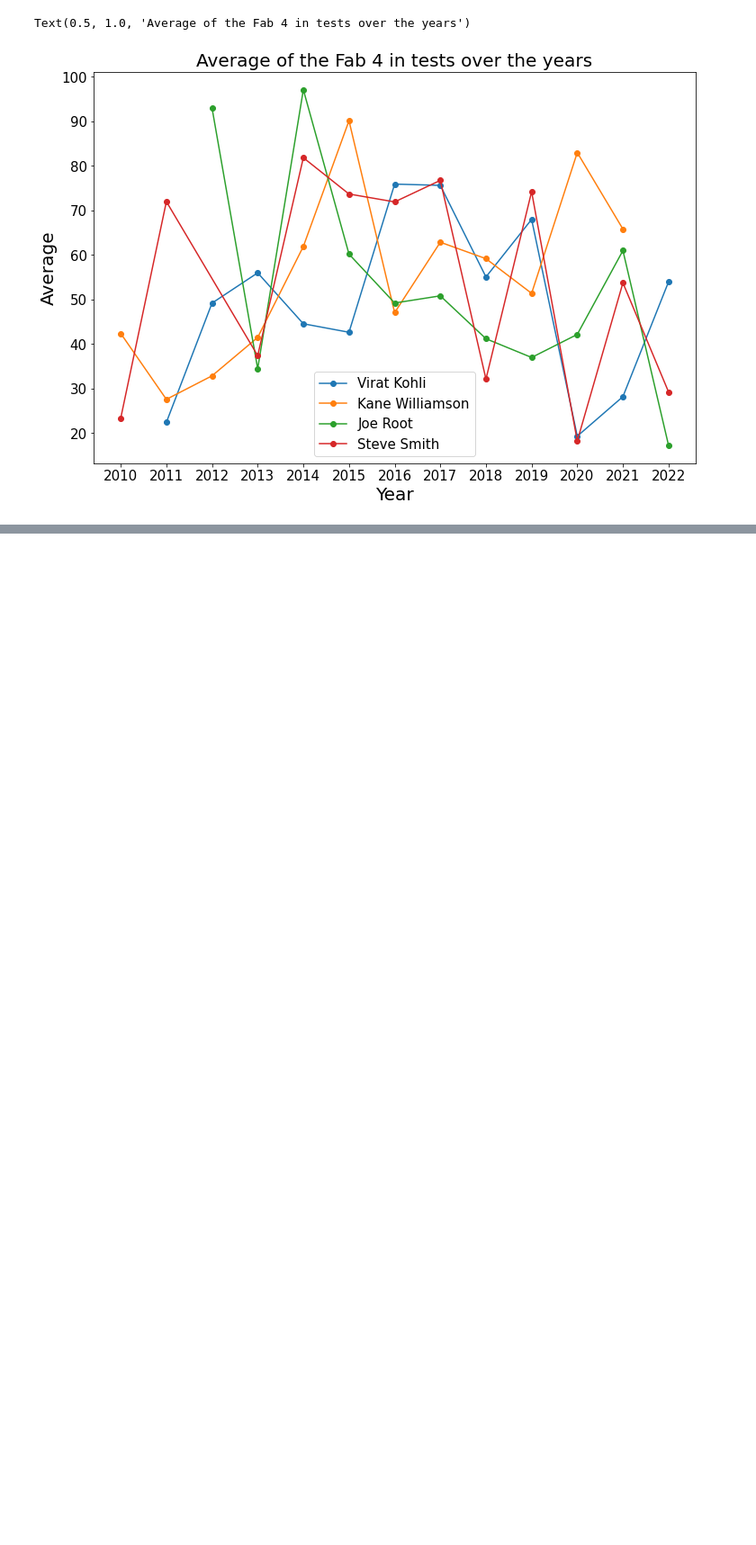
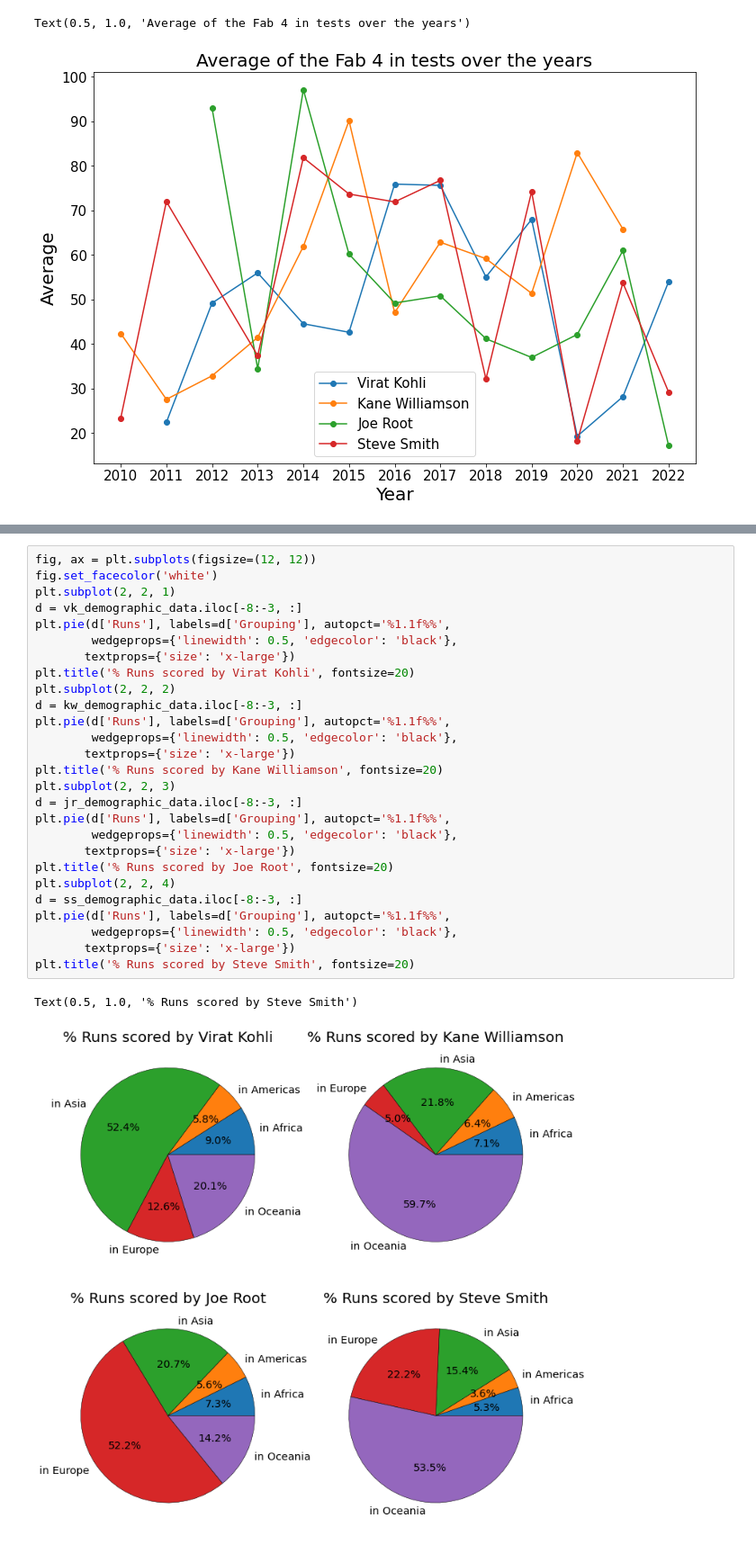
Before and after one commit to sm823zw/Cricket-Data-Analysis, a Jupyter notebook: notebooks/fab4.ipynb, the cells around one changed output, grey strips where cells are left out. Shown at 90% size. Saved outputs shown, nothing was run; the diff lists cells and outputs as text; blank space fills up the shorter version.

```diff
--- a/notebooks/fab4.ipynb
+++ b/notebooks/fab4.ipynb
@@ -125,0 +129,30 @@ Text(0.5, 1.0, 'Steve Smith')
+# %%
+fig, ax = plt.subplots(figsize=(12, 12))
+fig.set_facecolor('white')
+plt.subplot(2, 2, 1)
+d = vk_demographic_data.iloc[-8:-3, :]
+plt.pie(d['Runs'], labels=d['Grouping'], autopct='%1.1f%%',
+        wedgeprops={'linewidth': 0.5, 'edgecolor': 'black'},
+       textprops={'size': 'x-large'})
+plt.title('% Runs scored by Virat Kohli', fontsize=20)
+plt.subplot(2, 2, 2)
+d = kw_demographic_data.iloc[-8:-3, :]
+plt.pie(d['Runs'], labels=d['Grouping'], autopct='%1.1f%%',
+        wedgeprops={'linewidth': 0.5, 'edgecolor': 'black'},
+       textprops={'size': 'x-large'})
+plt.title('% Runs scored by Kane Williamson', fontsize=20)
+plt.subplot(2, 2, 3)
+d = jr_demographic_data.iloc[-8:-3, :]
+plt.pie(d['Runs'], labels=d['Grouping'], autopct='%1.1f%%',
+        wedgeprops={'linewidth': 0.5, 'edgecolor': 'black'},
+       textprops={'size': 'x-large'})
+plt.title('% Runs scored by Joe Root', fontsize=20)
+plt.subplot(2, 2, 4)
+d = ss_demographic_data.iloc[-8:-3, :]
+plt.pie(d['Runs'], labels=d['Grouping'], autopct='%1.1f%%',
+        wedgeprops={'linewidth': 0.5, 'edgecolor': 'black'},
+       textprops={'size': 'x-large'})
+plt.title('% Runs scored by Steve Smith', fontsize=20)
+# %% [output]
+Text(0.5, 1.0, '% Runs scored by Steve Smith')
+[figure, added]
```
Also changed, not shown: parts of 18 cells of this notebook.
